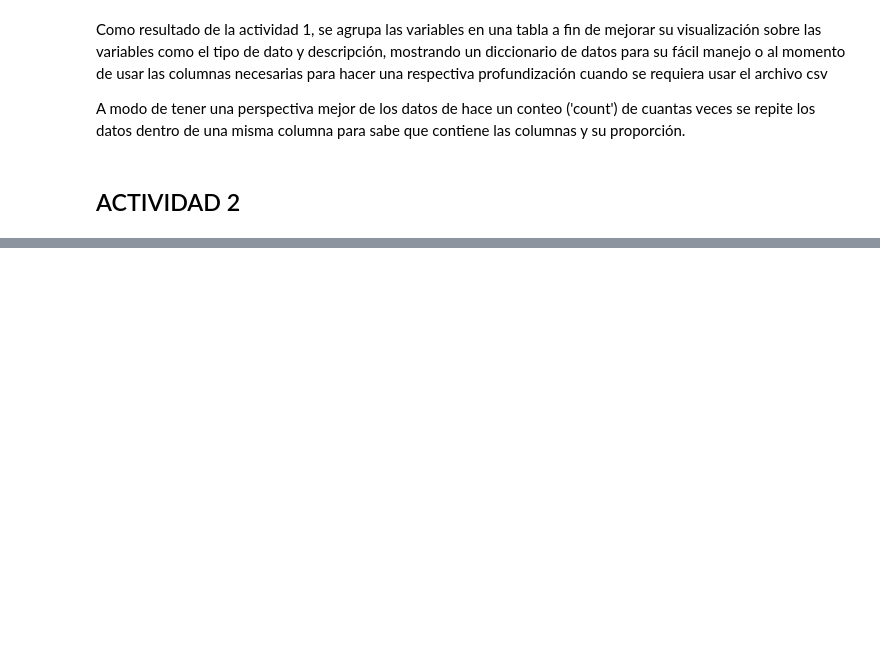
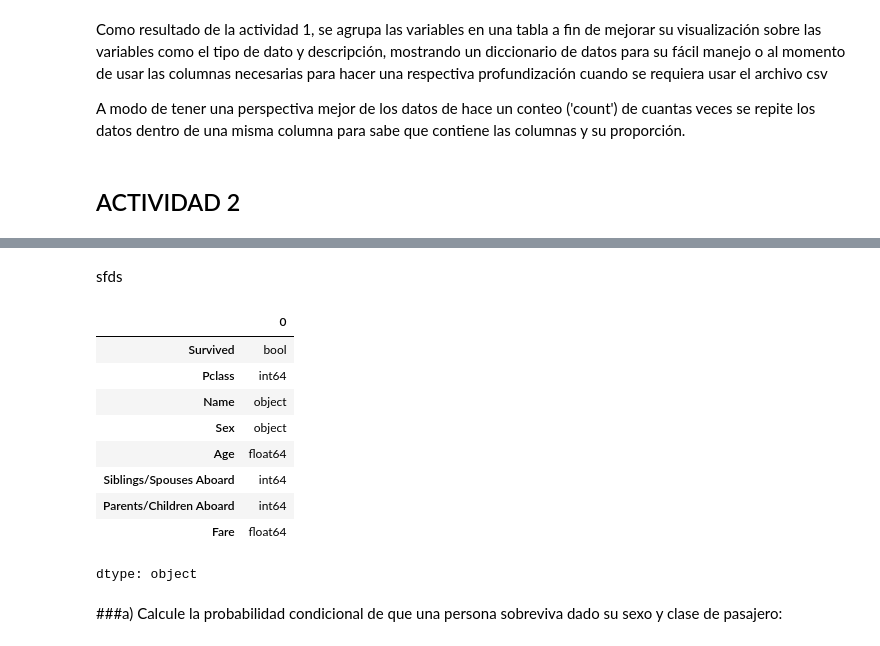
Before and after one commit to GermanMacias/CienciaDeDatos_EAN, a Jupyter notebook: Ciencia_de_datos_pyhton_EAN.ipynb, the cells around one changed output, grey strips where cells are left out. Drawn from its saved outputs; the diff is of its cells as text; code cells hidden in the pictures; blank space fills up the shorter version.

```diff
--- a/Ciencia_de_datos_pyhton_EAN.ipynb
+++ b/Ciencia_de_datos_pyhton_EAN.ipynb
@@ -109,0 +144,28 @@ A modo de tener una perspectiva mejor de los datos de hace un conteo ('count') d
+# %% [markdown]
+sfds
+# %%
+# Asegurar que los tipos de datos sean los indicados
+data_titanic['Survived'] = data_titanic['Survived'].astype(bool)  # valor booleano valores, sobreviviente 1, no tanto 0
+data_titanic['Pclass'] = data_titanic['Pclass'].astype(int)  # clase de pasajero
+data_titanic['Name'] = data_titanic['Name'].astype(str)  # nombre del pasajero
+data_titanic['Sex'] = data_titanic['Sex'].astype(str)  # sexo del pasajero
+data_titanic['Age'] = pd.to_numeric(data_titanic['Age'], errors='coerce')  # edad del pasajero
+data_titanic['Parents/Children Aboard'] = data_titanic['Parents/Children Aboard'].astype(int)  # cantidad de parientes: Padres/Niños a bordo
+data_titanic['Siblings/Spouses Aboard'] = data_titanic['Siblings/Spouses Aboard'].astype(int)  # cantidad de parientes: Hermanos/cónyuges a bordo
+data_titanic['Fare'] = pd.to_numeric(data_titanic['Fare'], errors='coerce')  # se asume precio en dolares, valor de la tarifa
+
+# Verificar los cambios en los tipos de datos
+data_titanic.dtypes
+# %% [output]
+|  | 0 |
+| Survived | bool |
+| Pclass | int64 |
+| Name | object |
+| Sex | object |
+| Age | float64 |
+| Siblings/Spouses Aboard | int64 |
+| Parents/Children Aboard | int64 |
+| Fare | float64 |
+dtype: object
+# %% [markdown]
+###a) Calcule la probabilidad condicional de que una persona sobreviva dado su sexo y clase de pasajero:
```
Also changed, not shown: parts of 9 cells of this notebook.
